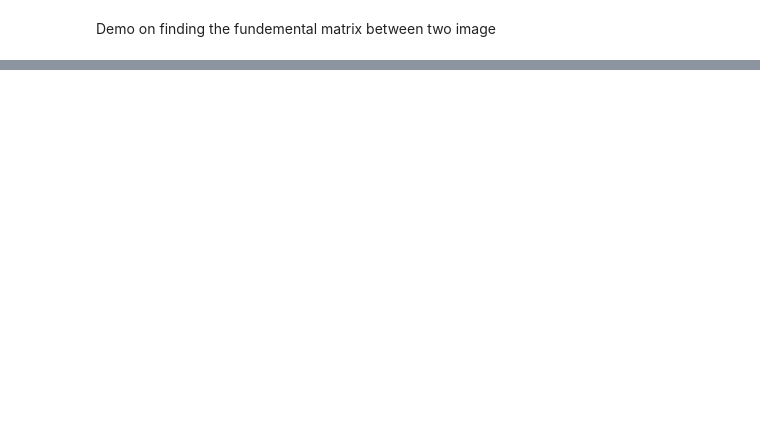
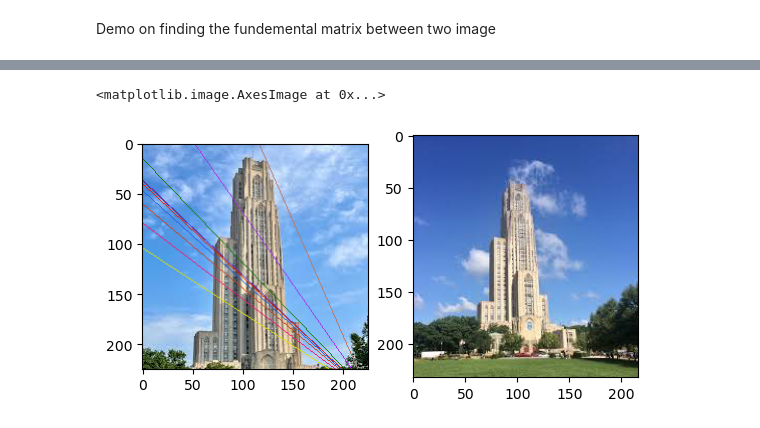
Before and after one commit to danielstoller/ImageProcessingLectureNotebooks, a Jupyter notebook: Lectures/Lecture15/FundementalMatrix.ipynb, the cells around one changed output, grey strips where cells are left out. Drawn from its saved outputs; the diff is of its cells as text; code cells hidden in the pictures; blank space fills up the shorter version.

Commit message:
added epipolar lines demo

```diff
--- a/Lectures/Lecture15/FundementalMatrix.ipynb
+++ b/Lectures/Lecture15/FundementalMatrix.ipynb
@@ -19,0 +58,33 @@ error: OpenCV(4.10.0) /private/var/folders/c_/qfmhj66j0tn016nkx_th4hxm0000gp/T/a
+# %%
+
+
+
+# Find fundamental matrix
+F, mask = cv2.findFundamentalMat(pts1, pts2, cv2.FM_LMEDS)
+# %%
+lines1 = cv2.computeCorrespondEpilines(pts2.reshape(-1, 1, 2), 2, F)
+lines1 = lines1.reshape(-1, 3)
+# %%
+
+def drawlines(img1, img2, lines, pts1, pts2):
+    """
+    Draw epipolar lines on the images.
+    """
+    r, c = img1.shape[:2]
+
+    for r, pt1, pt2 in zip(lines, pts1, pts2):
+        color = tuple(np.random.randint(0, 255, 3).tolist())
+        x0, y0 = map(int, [0, -r[2] / r[1]])
+        x1, y1 = map(int, [c, -(r[2] + r[0] * c) / r[1]])
+        img1 = cv2.line(img1, (x0, y0), (x1, y1), color, 1)
+     #   img1 = cv2.circle(img1, tuple(pt1), 5, color, -1)
+     #   img2 = cv2.circle(img2, tuple(pt2), 5, color, -1)
+    return img1, img2
+# %%
+img1, img2 = drawlines(cathy1, cathy2, lines1, pts1, pts2)
+# %%
+plt.subplot(121); plt.imshow(img1)
+plt.subplot(122); plt.imshow(img2)
+# %% [output]
+<matplotlib.image.AxesImage at 0x...>
+[figure, added]
```
Also changed, not shown: parts of 3 cells of this notebook.
